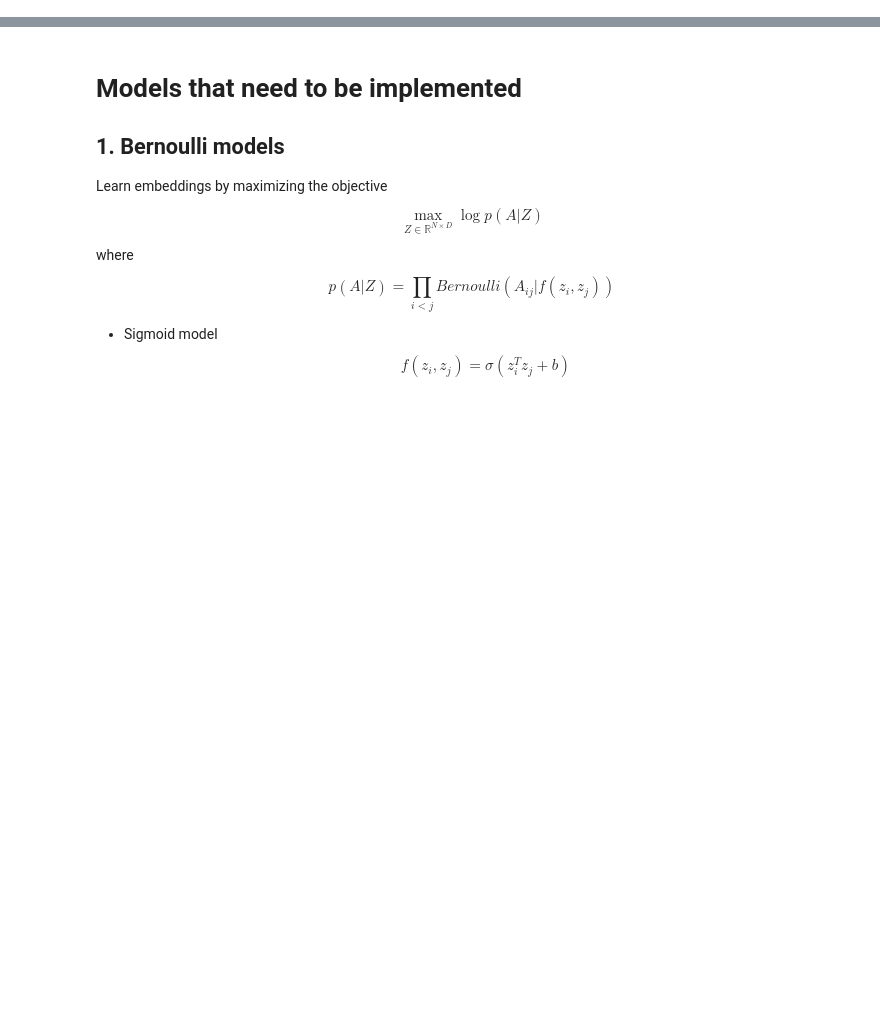
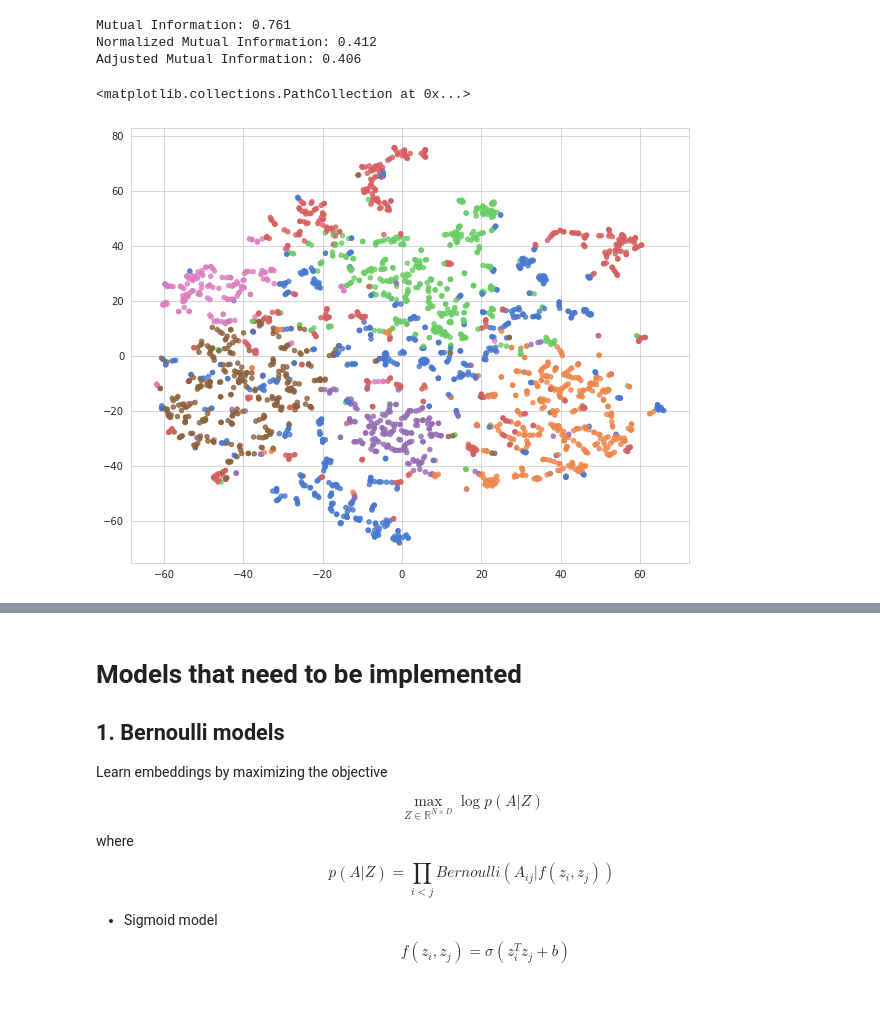
Before and after one commit to richtertill/node_embeddings, a Jupyter notebook: gust/reference_implementation.ipynb, the cells around one changed output, grey strips where cells are left out. Saved outputs shown, nothing was run; the diff lists cells and outputs as text; code cells hidden in the pictures; blank space fills up the shorter version.

Commit message:
Clustering

```diff
--- a/gust/reference_implementation.ipynb
+++ b/gust/reference_implementation.ipynb
@@ -370,0 +322,39 @@ cora KL Linear SVM
+# %%
+from sklearn.cluster import KMeans
+from sklearn.metrics import mutual_info_score
+from sklearn.metrics import normalized_mutual_info_score
+from sklearn.metrics import adjusted_mutual_info_score
+
+if type(emb) is not np.ndarray:
+    emb = emb.cpu().detach().numpy()
+
+X, labels_true = emb, y
+n_cluster = len(set(labels_true))
+init = np.zeros((n_cluster,embedding_dim))
+for i in range(n_cluster):
+    init[i,:] = X[np.where(labels_true==i)].mean(axis=0)
+kmeans =  KMeans(n_clusters=n_cluster, random_state=0, init= init).fit(X)
+
+labels = kmeans.labels_
+
+print("Mutual Information: %0.3f"
+      % mutual_info_score(labels_true, labels))
+print("Normalized Mutual Information: %0.3f"
+      % normalized_mutual_info_score(labels_true, labels))
+print("Adjusted Mutual Information: %0.3f"
+      % adjusted_mutual_info_score(labels_true, labels))
+# %% [output]
+Mutual Information: 0.761
+Normalized Mutual Information: 0.412
+Adjusted Mutual Information: 0.406
+# %%
+from sklearn.manifold import TSNE
+palette = np.array(sns.color_palette('muted', n_colors=len(np.unique(y))))
+tsne = TSNE()
+vis = tsne.fit_transform(emb)
+# %%
+plt.figure(figsize=[10, 8])
+plt.scatter(vis[:, 0], vis[:, 1], c=palette[labels], s=20, alpha=0.8)
+# %% [output]
+<matplotlib.collections.PathCollection at 0x...>
+[figure, added]
```
Also changed, not shown: parts of 5 cells of this notebook.
